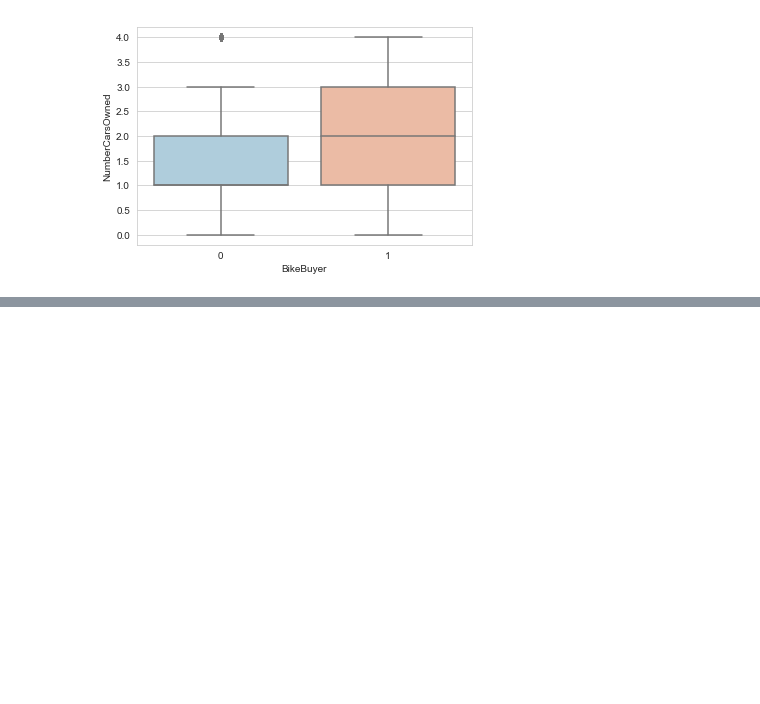
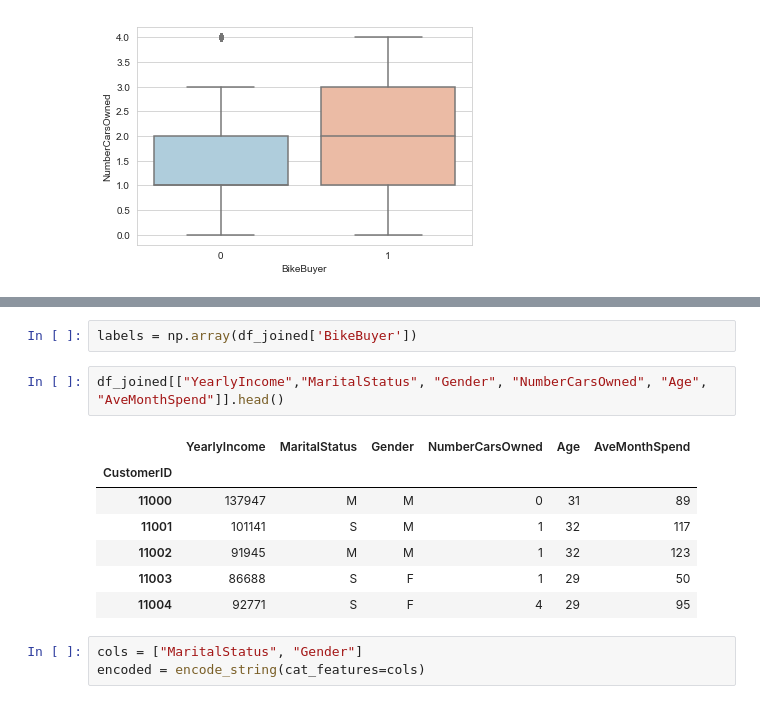
Before and after one commit to random82/Principles-of-Machine-Learning-Python, a Jupyter notebook: Final Exam/Final exam.ipynb, the cells around one changed output, grey strips where cells are left out. Saved outputs shown, nothing was run; the diff lists cells and outputs as text; blank space fills up the shorter version.

```diff
--- a/Final Exam/Final exam.ipynb
+++ b/Final Exam/Final exam.ipynb
@@ -256,0 +299,15 @@ df_joined[['BikeBuyer', 'Occupation']].groupby('BikeBuyer').describe()
+# %%
+labels = np.array(df_joined['BikeBuyer'])
+# %%
+df_joined[["YearlyIncome","MaritalStatus", "Gender", "NumberCarsOwned", "Age", "AveMonthSpend"]].head()
+# %% [output]
+|  | YearlyIncome | MaritalStatus | Gender | NumberCarsOwned | Age | AveMonthSpend |
+| CustomerID |  |  |  |  |  |  |
+| 11000 | 137947 | M | M | 0 | 31 | 89 |
+| 11001 | 101141 | S | M | 1 | 32 | 117 |
+| 11002 | 91945 | M | M | 1 | 32 | 123 |
+| 11003 | 86688 | S | F | 1 | 29 | 50 |
+| 11004 | 92771 | S | F | 4 | 29 | 95 |
+# %%
+cols = ["MaritalStatus", "Gender"]
+encoded = encode_string(cat_features=cols)
```
Also changed, not shown: parts of 32 cells of this notebook.
